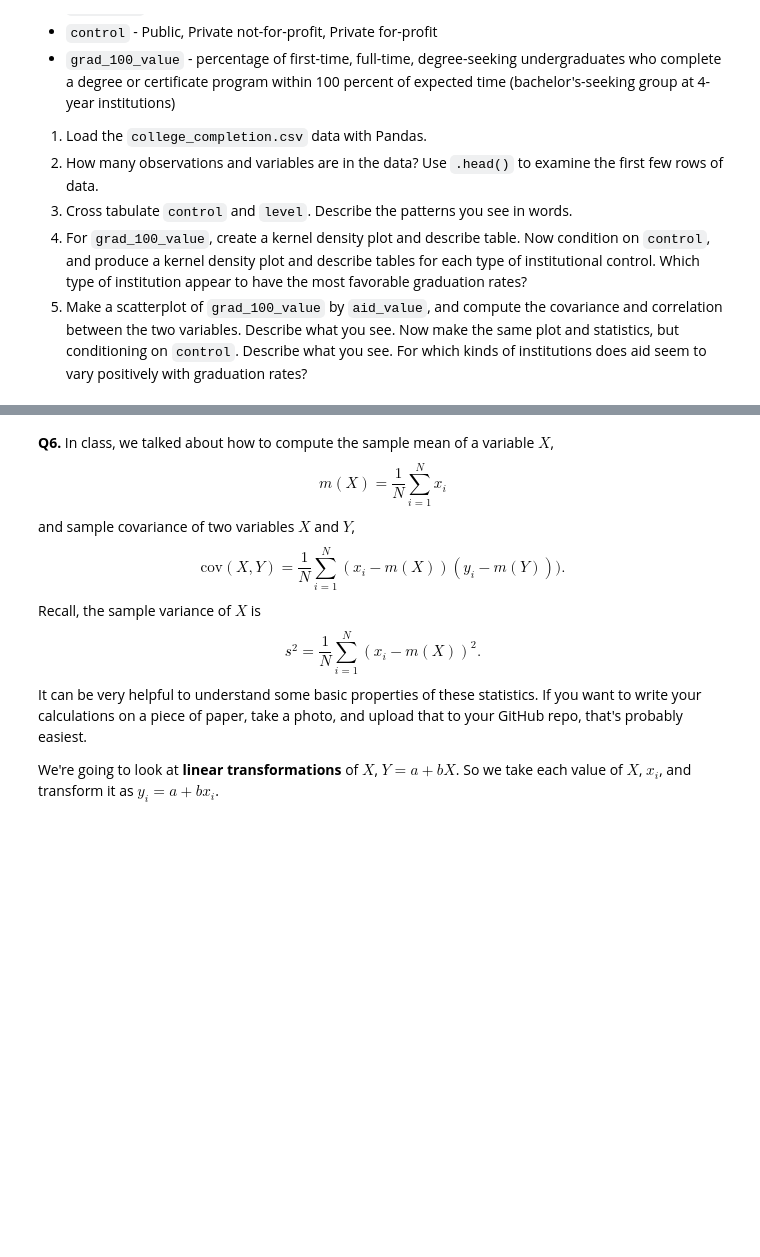
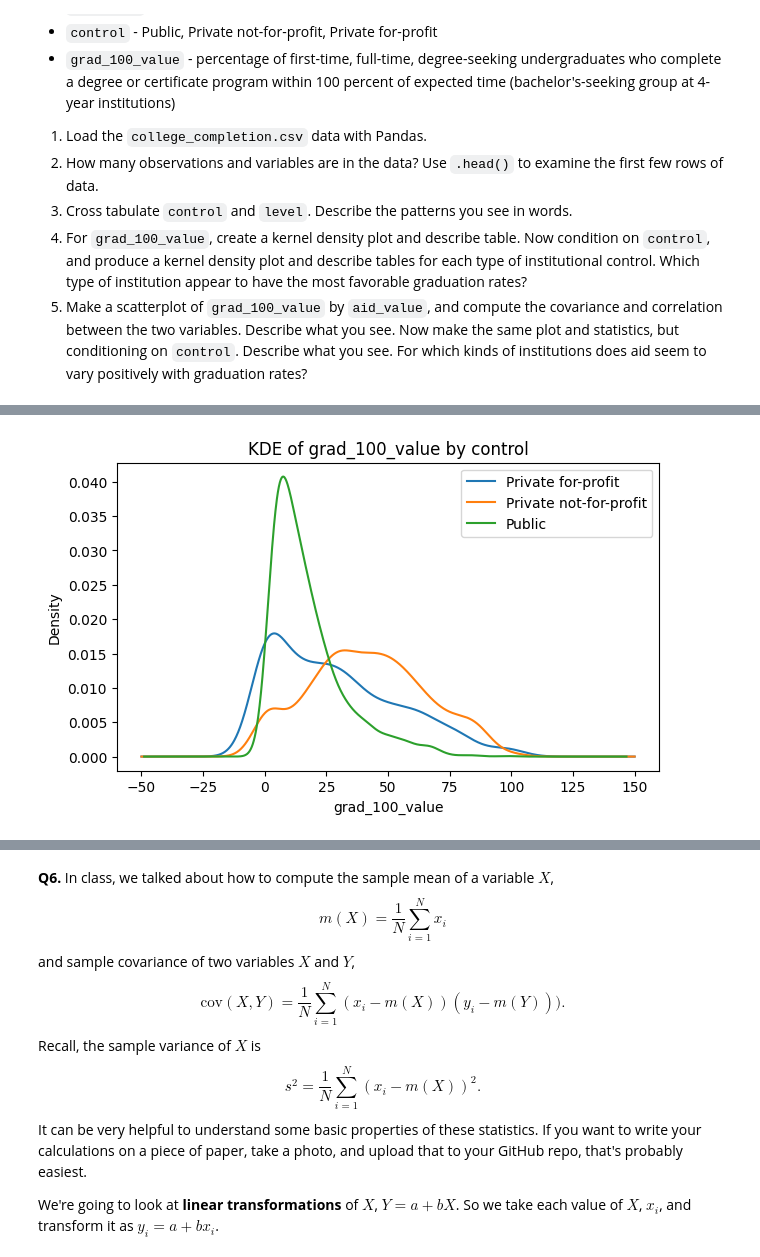
Before and after one commit to joellezamperini/undergrad_ml_assignments, a Jupyter notebook: 01_assignment_wrangling_and_eda.ipynb, the cells around one changed output, grey strips where cells are left out. Cells and saved outputs as stored; diff of their text form; code cells hidden in the pictures; blank space fills up the shorter version.

```diff
--- a/01_assignment_wrangling_and_eda.ipynb
+++ b/01_assignment_wrangling_and_eda.ipynb
@@ -523,0 +579,12 @@ We'll use the `college_completion.csv` dataset from the US Department of Educati
+# %%
+plt.figure(figsize=(7,4))
+for grp, df_grp in cc.groupby("control"):
+    vals = df_grp["grad_100_value"].dropna()
+    if len(vals) > 5:
+        vals.plot(kind="kde", label=str(grp))
+plt.xlabel("grad_100_value")
+plt.title("KDE of grad_100_value by control")
+plt.legend()
+plt.show()
+# %% [output]
+[figure, added]
```
Also changed, not shown: parts of 30 cells of this notebook.
